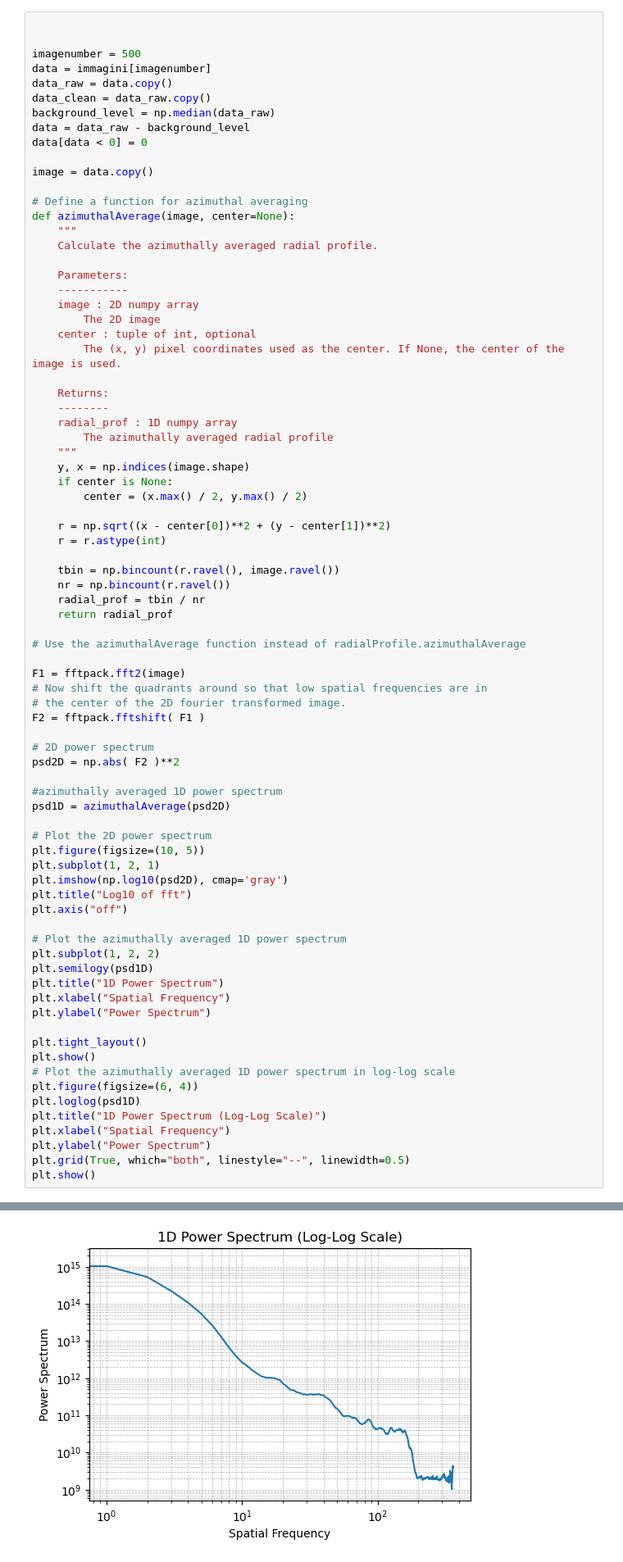
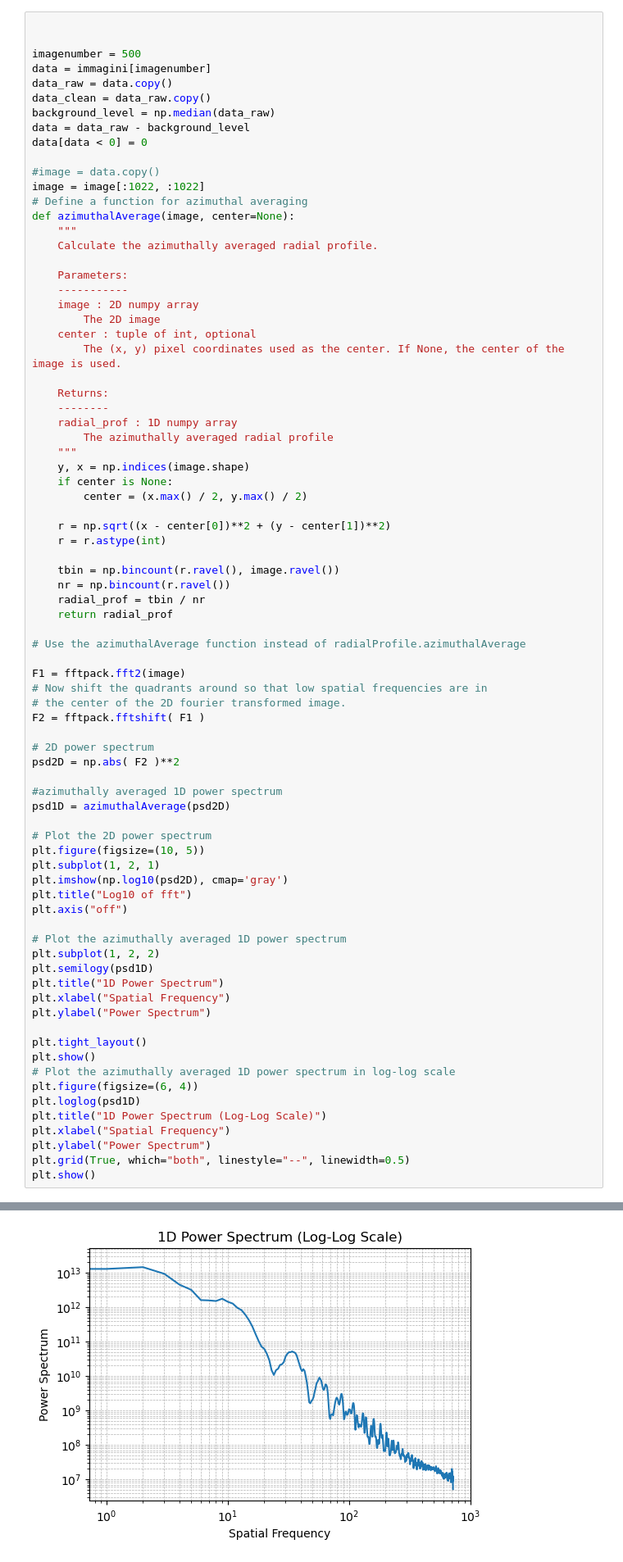
Before and after one commit to Leonardo-5/Speckle-Analisys-for-AO, a Jupyter notebook: speckle_FFT.ipynb, the cells around one changed output, grey strips where cells are left out. Shown at 82% size. Drawn from its saved outputs; the diff is of its cells as text.

```diff
--- a/speckle_FFT.ipynb
+++ b/speckle_FFT.ipynb
@@ -154,8 +174,8 @@ background_level = np.median(data_raw)
 data = data_raw - background_level
 data[data < 0] = 0
 
-image = data.copy()
-
+#image = data.copy()
+image = image[:1022, :1022]
 # Define a function for azimuthal averaging
 def azimuthalAverage(image, center=None):
 	"""
@@ -227,3 +247,3 @@ plt.show()
-[figure, old version]
+[figure, new version]
 # %% [markdown]
 ## Con Turbustat
```
Also changed, not shown: parts of 11 cells of this notebook, 16 other files.
